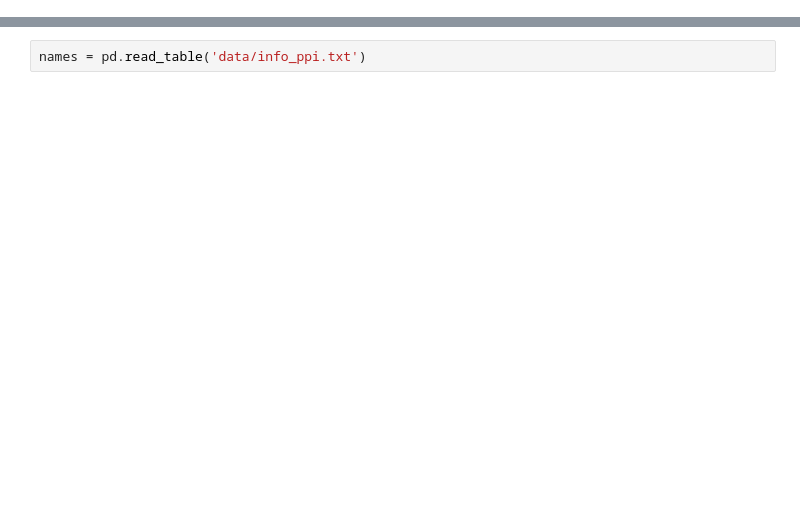
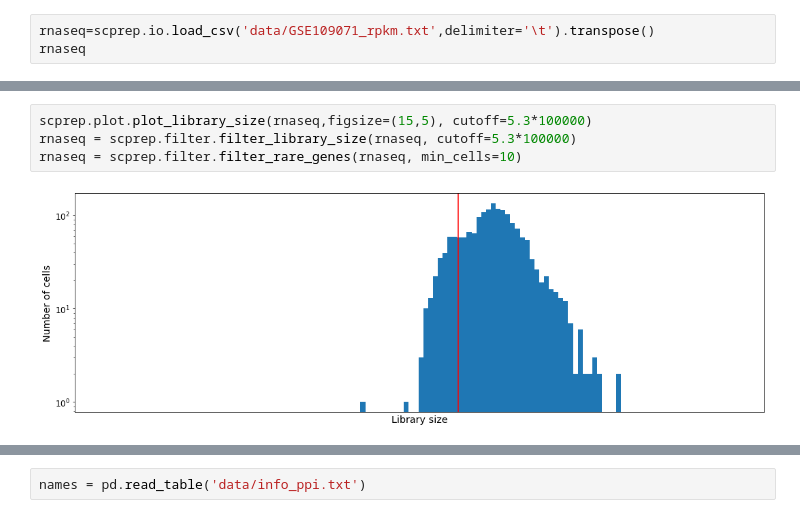
Before and after one commit to RaminHasibi/GraphFeatureAutoencoder, a Jupyter notebook: rnaPreprocess.ipynb, the cells around one changed output, grey strips where cells are left out. Cells and saved outputs as stored; diff of their text form; blank space fills up the shorter version.

```diff
--- a/rnaPreprocess.ipynb
+++ b/rnaPreprocess.ipynb
@@ -4,0 +7,3 @@ from multiprocessing import Pool
+# %%
+rnaseq=scprep.io.load_csv('data/GSE109071_rpkm.txt',delimiter='\t').transpose()
+rnaseq
@@ -4,0 +24,6 @@ from multiprocessing import Pool
+# %%
+scprep.plot.plot_library_size(rnaseq,figsize=(15,5), cutoff=5.3*100000)
+rnaseq = scprep.filter.filter_library_size(rnaseq, cutoff=5.3*100000)
+rnaseq = scprep.filter.filter_rare_genes(rnaseq, min_cells=10)
+# %% [output]
+[figure, added]
```
Also changed, not shown: parts of 28 cells of this notebook, 1 other file.
